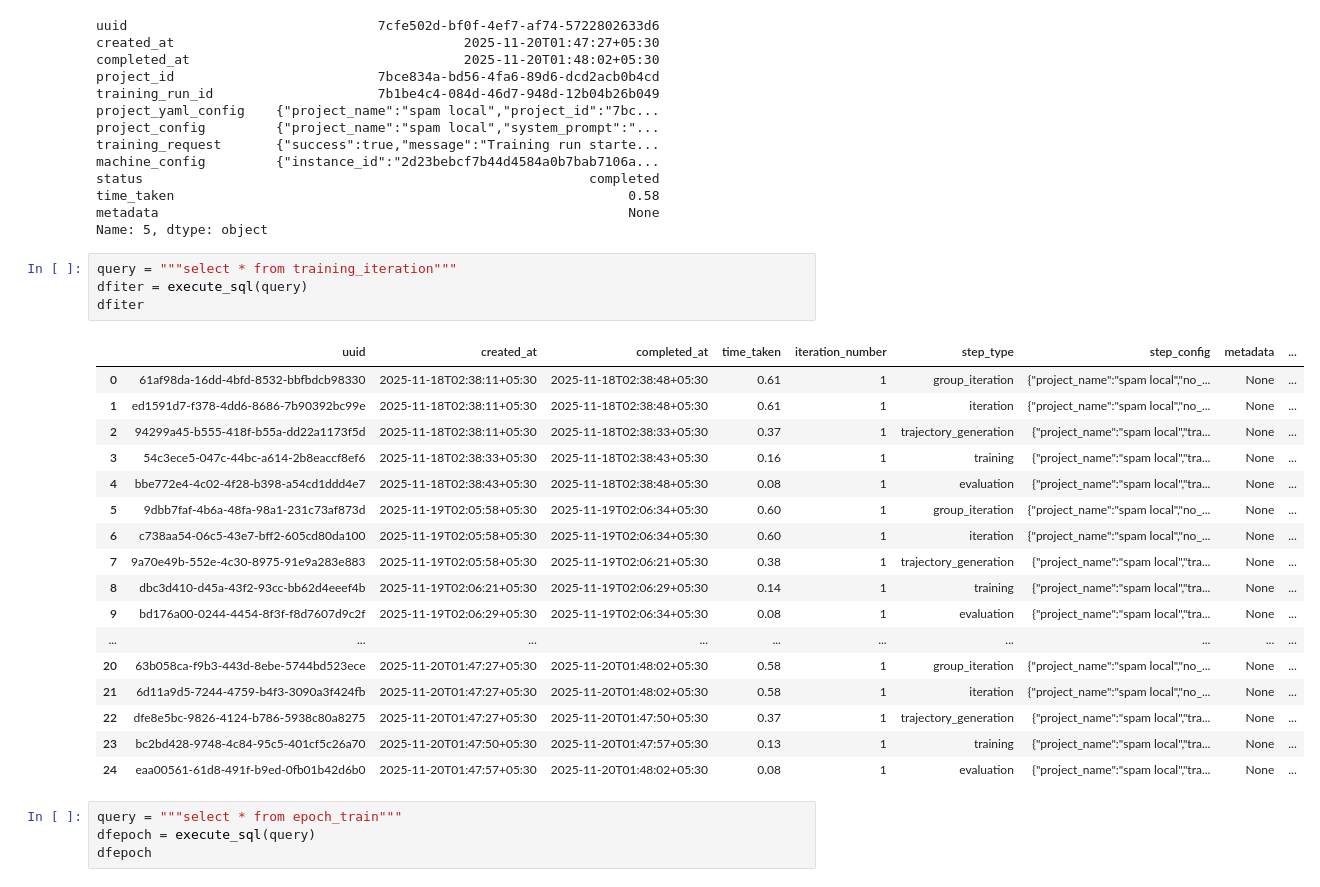
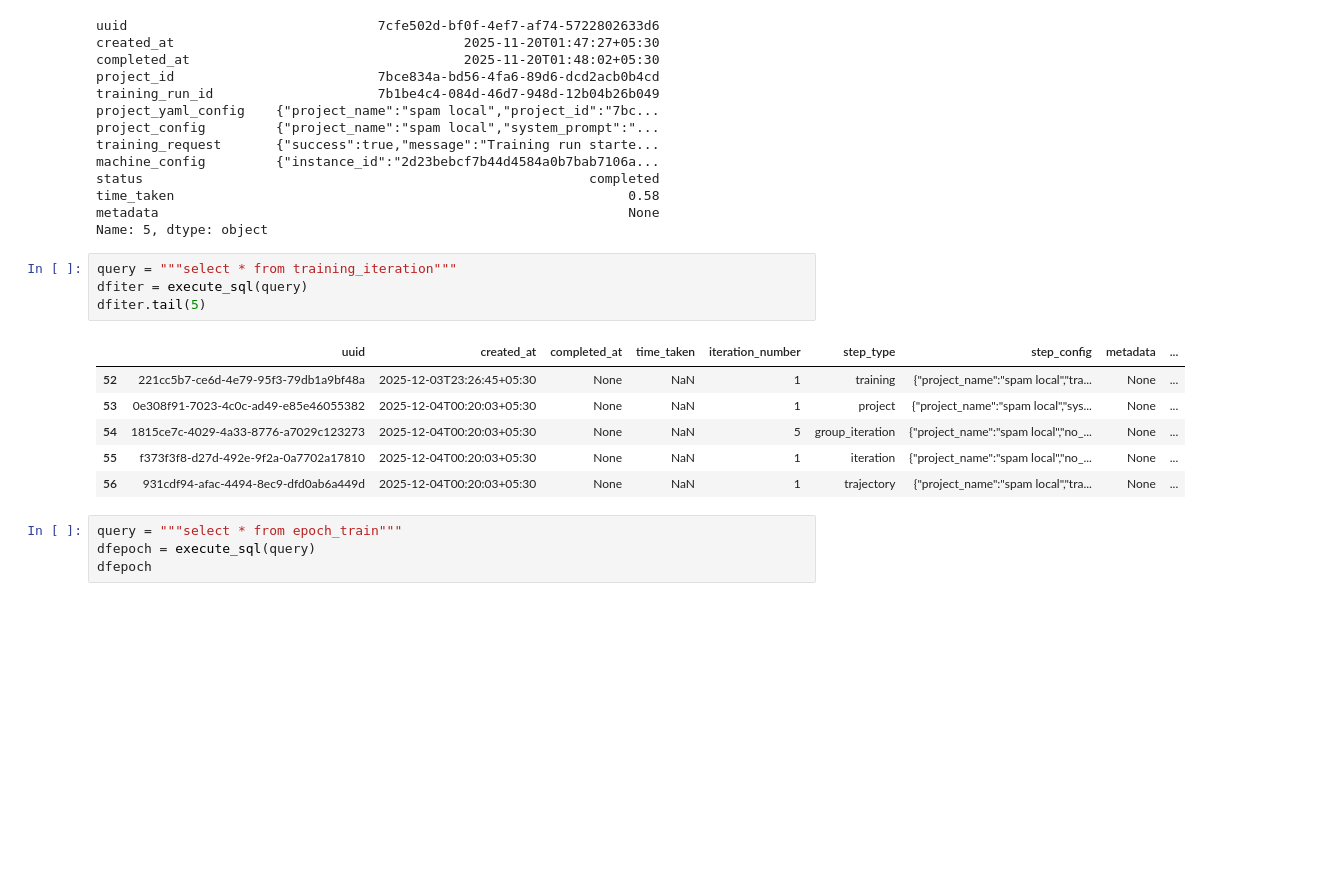
Before and after one commit to deepankarpal89/inno-train, a Jupyter notebook: rough.ipynb, the cells around one changed output. Drawn from its saved outputs; the diff is of its cells as text; blank space fills up the shorter version.

```diff
--- a/rough.ipynb
+++ b/rough.ipynb
@@ -106,25 +106,14 @@ Name: 5, dtype: object
 # %%
 query = """select * from training_iteration"""
 dfiter = execute_sql(query)
-dfiter
+dfiter.tail(5)
 # %% [output]
 |  | uuid | created_at | completed_at | time_taken | iteration_number | step_type | step_config | metadata | ... |
-| 0 | 61af98da-16dd-4bfd-8532-bbfbdcb98330 | 2025-11-18T02:38:11+05:30 | 2025-11-18T02:38:48+05:30 | 0.61 | 1 | group_iteration | {"project_name":"spam local","no_... | None | ... |
-| 1 | ed1591d7-f378-4dd6-8686-7b90392bc99e | 2025-11-18T02:38:11+05:30 | 2025-11-18T02:38:48+05:30 | 0.61 | 1 | iteration | {"project_name":"spam local","no_... | None | ... |
-| 2 | 94299a45-b555-418f-b55a-dd22a1173f5d | 2025-11-18T02:38:11+05:30 | 2025-11-18T02:38:33+05:30 | 0.37 | 1 | trajectory_generation | {"project_name":"spam local","tra... | None | ... |
-| 3 | 54c3ece5-047c-44bc-a614-2b8eaccf8ef6 | 2025-11-18T02:38:33+05:30 | 2025-11-18T02:38:43+05:30 | 0.16 | 1 | training | {"project_name":"spam local","tra... | None | ... |
-| 4 | bbe772e4-4c02-4f28-b398-a54cd1ddd4e7 | 2025-11-18T02:38:43+05:30 | 2025-11-18T02:38:48+05:30 | 0.08 | 1 | evaluation | {"project_name":"spam local","tra... | None | ... |
-| 5 | 9dbb7faf-4b6a-48fa-98a1-231c73af873d | 2025-11-19T02:05:58+05:30 | 2025-11-19T02:06:34+05:30 | 0.60 | 1 | group_iteration | {"project_name":"spam local","no_... | None | ... |
-| 6 | c738aa54-06c5-43e7-bff2-605cd80da100 | 2025-11-19T02:05:58+05:30 | 2025-11-19T02:06:34+05:30 | 0.60 | 1 | iteration | {"project_name":"spam local","no_... | None | ... |
-| 7 | 9a70e49b-552e-4c30-8975-91e9a283e883 | 2025-11-19T02:05:58+05:30 | 2025-11-19T02:06:21+05:30 | 0.38 | 1 | trajectory_generation | {"project_name":"spam local","tra... | None | ... |
-| 8 | dbc3d410-d45a-43f2-93cc-bb62d4eeef4b | 2025-11-19T02:06:21+05:30 | 2025-11-19T02:06:29+05:30 | 0.14 | 1 | training | {"project_name":"spam local","tra... | None | ... |
-| 9 | bd176a00-0244-4454-8f3f-f8d7607d9c2f | 2025-11-19T02:06:29+05:30 | 2025-11-19T02:06:34+05:30 | 0.08 | 1 | evaluation | {"project_name":"spam local","tra... | None | ... |
-| ... | ... | ... | ... | ... | ... | ... | ... | ... | ... |
-| 20 | 63b058ca-f9b3-443d-8ebe-5744bd523ece | 2025-11-20T01:47:27+05:30 | 2025-11-20T01:48:02+05:30 | 0.58 | 1 | group_iteration | {"project_name":"spam local","no_... | None | ... |
-| 21 | 6d11a9d5-7244-4759-b4f3-3090a3f424fb | 2025-11-20T01:47:27+05:30 | 2025-11-20T01:48:02+05:30 | 0.58 | 1 | iteration | {"project_name":"spam local","no_... | None | ... |
-| 22 | dfe8e5bc-9826-4124-b786-5938c80a8275 | 2025-11-20T01:47:27+05:30 | 2025-11-20T01:47:50+05:30 | 0.37 | 1 | trajectory_generation | {"project_name":"spam local","tra... | None | ... |
-| 23 | bc2bd428-9748-4c84-95c5-401cf5c26a70 | 2025-11-20T01:47:50+05:30 | 2025-11-20T01:47:57+05:30 | 0.13 | 1 | training | {"project_name":"spam local","tra... | None | ... |
-| 24 | eaa00561-61d8-491f-b9ed-0fb01b42d6b0 | 2025-11-20T01:47:57+05:30 | 2025-11-20T01:48:02+05:30 | 0.08 | 1 | evaluation | {"project_name":"spam local","tra... | None | ... |
+| 52 | 221cc5b7-ce6d-4e79-95f3-79db1a9bf48a | 2025-12-03T23:26:45+05:30 | None | NaN | 1 | training | {"project_name":"spam local","tra... | None | ... |
+| 53 | 0e308f91-7023-4c0c-ad49-e85e46055382 | 2025-12-04T00:20:03+05:30 | None | NaN | 1 | project | {"project_name":"spam local","sys... | None | ... |
+| 54 | 1815ce7c-4029-4a33-8776-a7029c123273 | 2025-12-04T00:20:03+05:30 | None | NaN | 5 | group_iteration | {"project_name":"spam local","no_... | None | ... |
+| 55 | f373f3f8-d27d-492e-9f2a-0a7702a17810 | 2025-12-04T00:20:03+05:30 | None | NaN | 1 | iteration | {"project_name":"spam local","no_... | None | ... |
+| 56 | 931cdf94-afac-4494-8ec9-dfd0ab6a449d | 2025-12-04T00:20:03+05:30 | None | NaN | 1 | trajectory | {"project_name":"spam local","tra... | None | ... |
 # %%
 query = """select * from epoch_train"""
 dfepoch = execute_sql(query)
```
Also changed, not shown: parts of 1 cell of this notebook, 15 other files.
